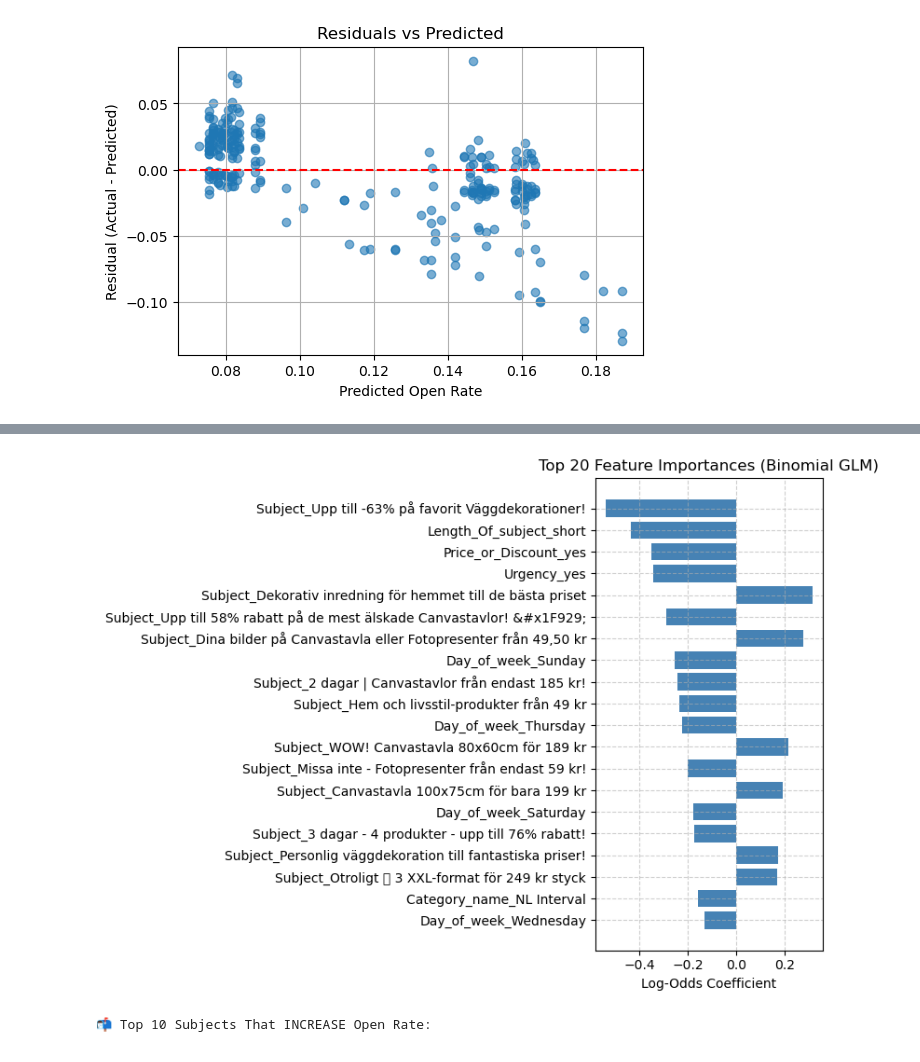
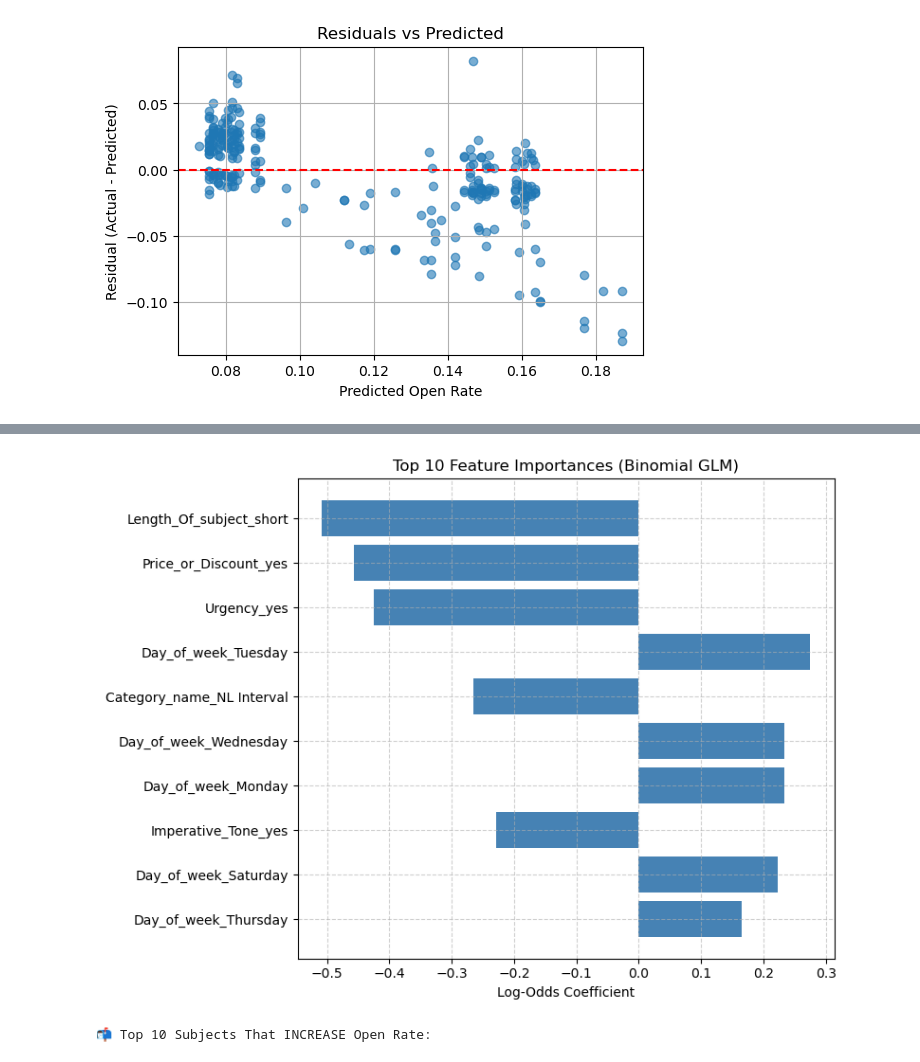
Before and after one commit to ahmad-elgantiry/Emails-Subject-line-Analysis-to-improve-OR-and-CTR, a Jupyter notebook: OR_BinomialGLM_model.ipynb, the cells around one changed output, grey strips where cells are left out. Cells and saved outputs as stored; diff of their text form; code cells hidden in the pictures.

```diff
--- a/OR_BinomialGLM_model.ipynb
+++ b/OR_BinomialGLM_model.ipynb
@@ -316,6 +316,8 @@ plt.show()
 # %%
 
 from IPython.display import display, HTML
+import pandas as pd
+import numpy as np
 
 # --- Extract coefficients and related stats ---
 coef_df = pd.DataFrame({
@@ -331,17 +333,17 @@ coef_df['Odds_Ratio'] = np.exp(coef_df['Coefficient'])
 # Sort by absolute effect (largest first)
 coef_df = coef_df.reindex(coef_df['Coefficient'].abs().sort_values(ascending=False).index)
 
-# Keep top 20 (excluding intercept)
-top20 = coef_df[coef_df['Feature'] != 'const'].head(20).copy()
+# Keep top 10 (excluding intercept)
+top10 = coef_df[coef_df['Feature'] != 'const'].head(10).copy()
 
 # Round for readability
-top20['Coefficient'] = top20['Coefficient'].round(4)
-top20['Std_Error'] = top20['Std_Error'].round(4)
-top20['Odds_Ratio'] = top20['Odds_Ratio'].round(3)
-top20['p_value'] = top20['p_value'].apply(lambda x: f"{x:.4f}" if x >= 0.0001 else "<0.0001")
+top10['Coefficient'] = top10['Coefficient'].round(4)
+top10['Std_Error'] = top10['Std_Error'].round(4)
+top10['Odds_Ratio'] = top10['Odds_Ratio'].round(3)
+top10['p_value'] = top10['p_value'].apply(lambda x: f"{x:.4f}" if x >= 0.0001 else "<0.0001")
 
 # Display as a neat HTML table
-html_table = top20.to_html(
+html_table = top10.to_html(
     index=False,
     justify='center',
     border=0,
@@ -350,12 +352,13 @@ html_table = top20.to_html(
 )
 
 # Add a clean title
-display(HTML("""
+display(HTML(f"""
 <style>
-.table th, .table td { text-align: center; padding: 8px; }
-.table th { background-color: #f2f2f2; }
-h3 { color: #2F4F4F; font-family: Arial; }
+.table th, .table td {{ text-align: center; padding: 8px; }}
+.table th {{ background-color: #f2f2f2; }}
+h3 {{ color: #2F4F4F; font-family: Arial; }}
 </style>
-<h3>📊 Top 20 Most Important Features (by Absolute Coefficient Size)</h3>
-""" + html_table))
+<h3>📊 Top 10 Most Important Features (by Absolute Coefficient Size)</h3>
+{html_table}
+"""))
 # %% [output]
@@ -380,16 +377,16 @@ h3 { color: #2F4F4F; font-family: Arial; }
 # %%
 import matplotlib.pyplot as plt
 
 plt.figure(figsize=(8, 6))
-plt.barh(top20['Feature'], top20['Coefficient'], color='steelblue')
+plt.barh(top10['Feature'], top10['Coefficient'], color='steelblue')
 plt.xlabel('Log-Odds Coefficient')
-plt.title('Top 20 Feature Importances (Binomial GLM)')
+plt.title('Top 10 Feature Importances (Binomial GLM)')
 plt.gca().invert_yaxis()
 plt.grid(True, linestyle='--', alpha=0.6)
 plt.tight_layout()
 plt.show()
 # %% [output]
-[figure, old version]
+[figure, new version]
 # %%
 import pandas as pd
 from IPython.display import display
```
Also changed, not shown: parts of 1 cell of this notebook.
